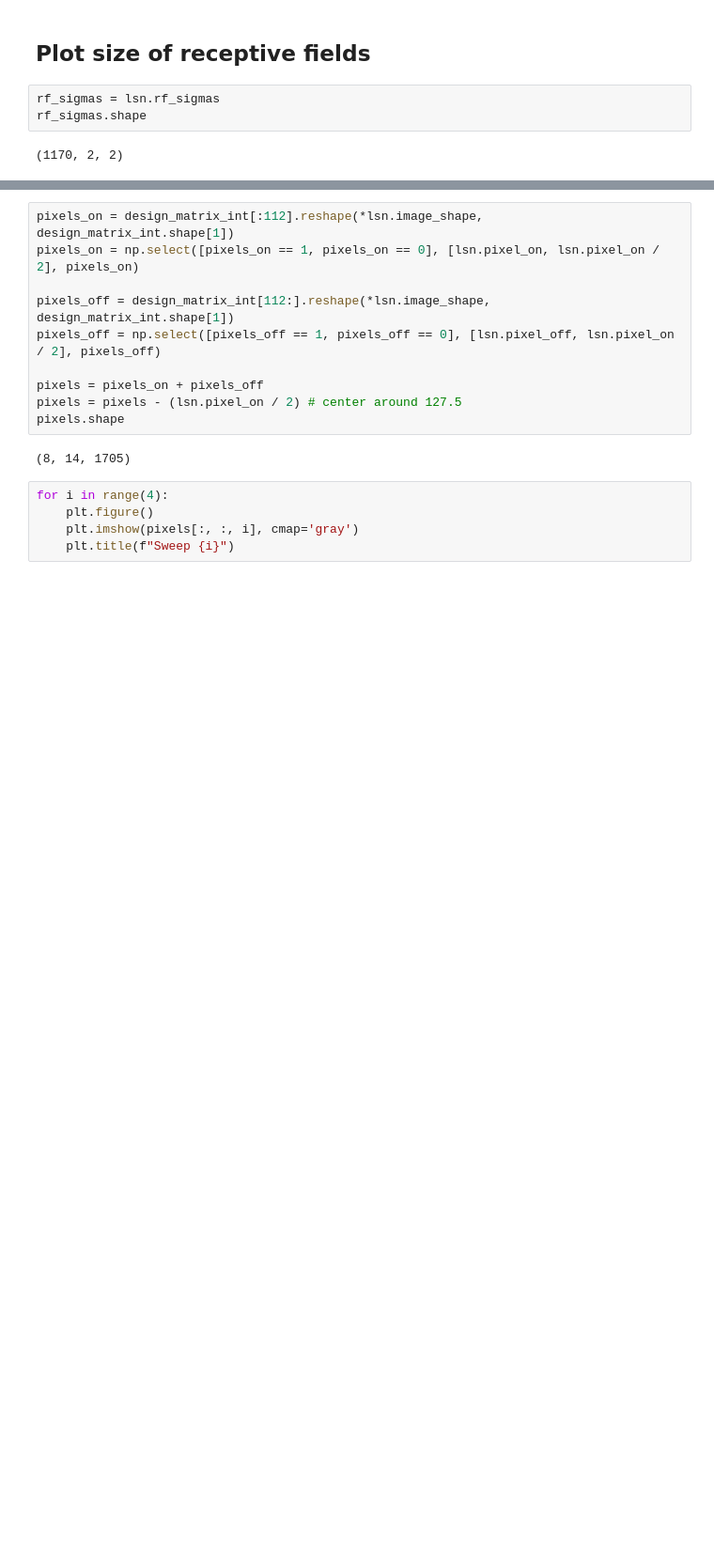
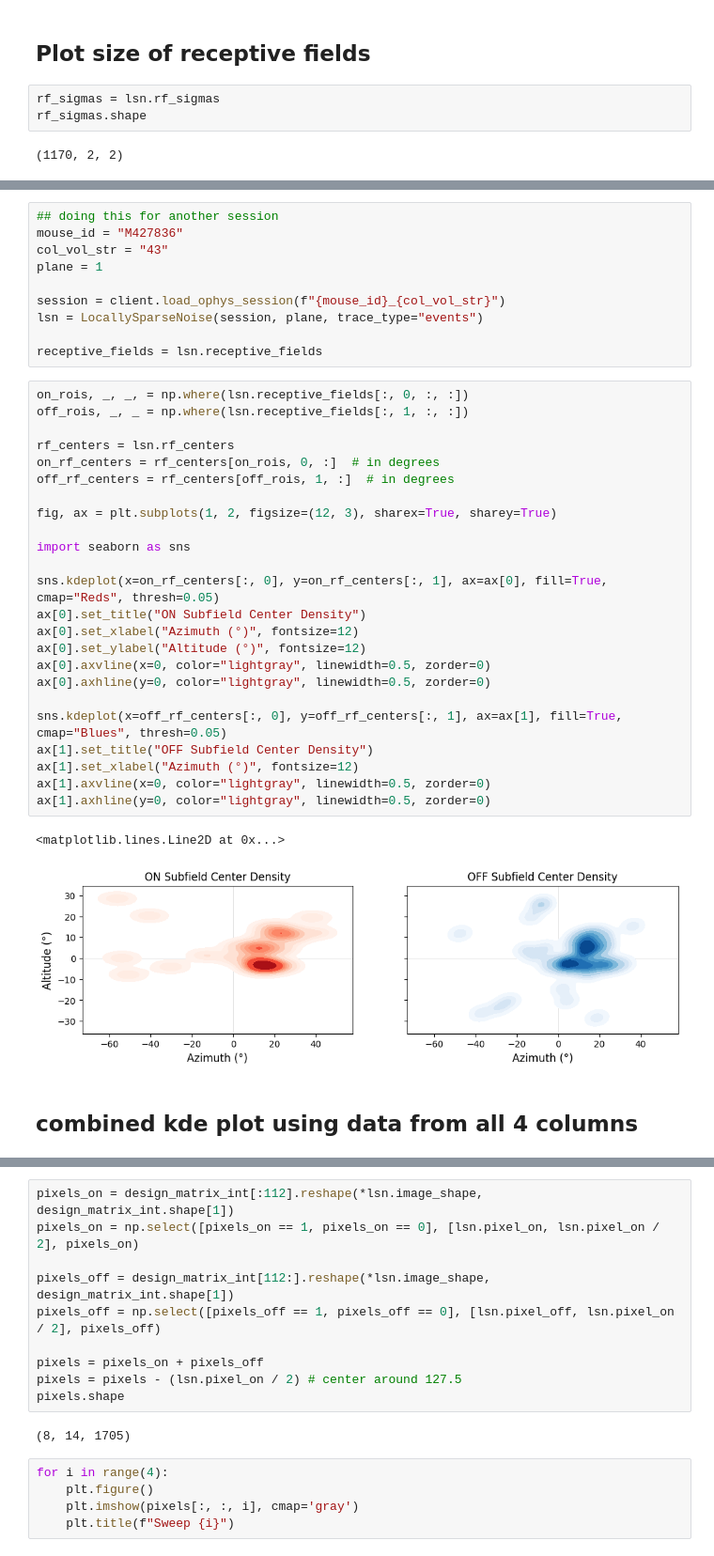
Before and after one commit to naomidonovan1/allen_v1dd, a Jupyter notebook: src/allen_v1dd/demo.ipynb, the cells around one changed output, grey strips where cells are left out. Shown at 94% size. Cells and saved outputs as stored; diff of their text form; blank space fills up the shorter version.

```diff
--- a/src/allen_v1dd/demo.ipynb
+++ b/src/allen_v1dd/demo.ipynb
@@ -185,0 +236,39 @@ array([0.37664832, 0.07469965])
+# %%
+## doing this for another session
+mouse_id = "M427836"
+col_vol_str = "43"
+plane = 1
+
+session = client.load_ophys_session(f"{mouse_id}_{col_vol_str}")
+lsn = LocallySparseNoise(session, plane, trace_type="events")
+
+receptive_fields = lsn.receptive_fields
+# %%
+on_rois, _, _, = np.where(lsn.receptive_fields[:, 0, :, :])
+off_rois, _, _ = np.where(lsn.receptive_fields[:, 1, :, :])
+
+rf_centers = lsn.rf_centers
+on_rf_centers = rf_centers[on_rois, 0, :]  # in degrees
+off_rf_centers = rf_centers[off_rois, 1, :]  # in degrees
+
+fig, ax = plt.subplots(1, 2, figsize=(12, 3), sharex=True, sharey=True)
+
+import seaborn as sns
+
+sns.kdeplot(x=on_rf_centers[:, 0], y=on_rf_centers[:, 1], ax=ax[0], fill=True, cmap="Reds", thresh=0.05)
+ax[0].set_title("ON Subfield Center Density")
+ax[0].set_xlabel("Azimuth (°)", fontsize=12)
+ax[0].set_ylabel("Altitude (°)", fontsize=12)
+ax[0].axvline(x=0, color="lightgray", linewidth=0.5, zorder=0)
+ax[0].axhline(y=0, color="lightgray", linewidth=0.5, zorder=0)
+
+sns.kdeplot(x=off_rf_centers[:, 0], y=off_rf_centers[:, 1], ax=ax[1], fill=True, cmap="Blues", thresh=0.05)
+ax[1].set_title("OFF Subfield Center Density")
+ax[1].set_xlabel("Azimuth (°)", fontsize=12)
+ax[1].axvline(x=0, color="lightgray", linewidth=0.5, zorder=0)
+ax[1].axhline(y=0, color="lightgray", linewidth=0.5, zorder=0)
+# %% [output]
+<matplotlib.lines.Line2D at 0x...>
+[figure, added]
+# %% [markdown]
+## combined kde plot using data from all 4 columns
```
Also changed, not shown: parts of 16 cells of this notebook.
